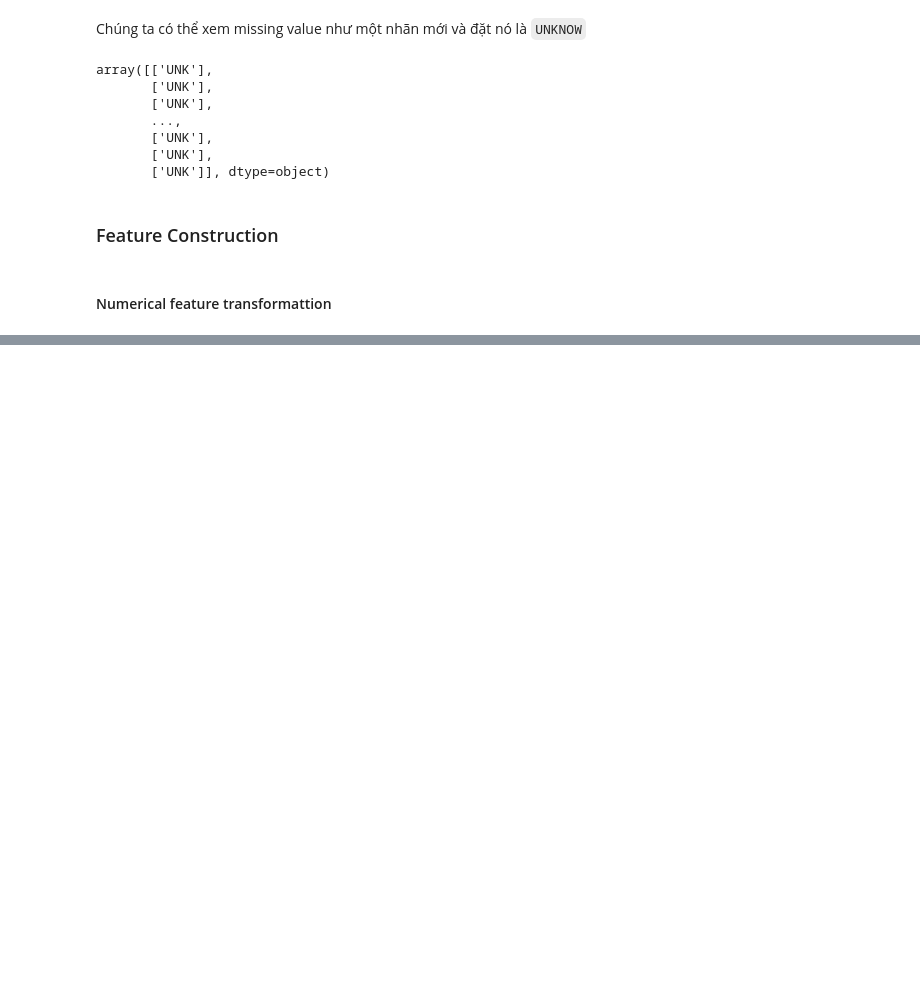
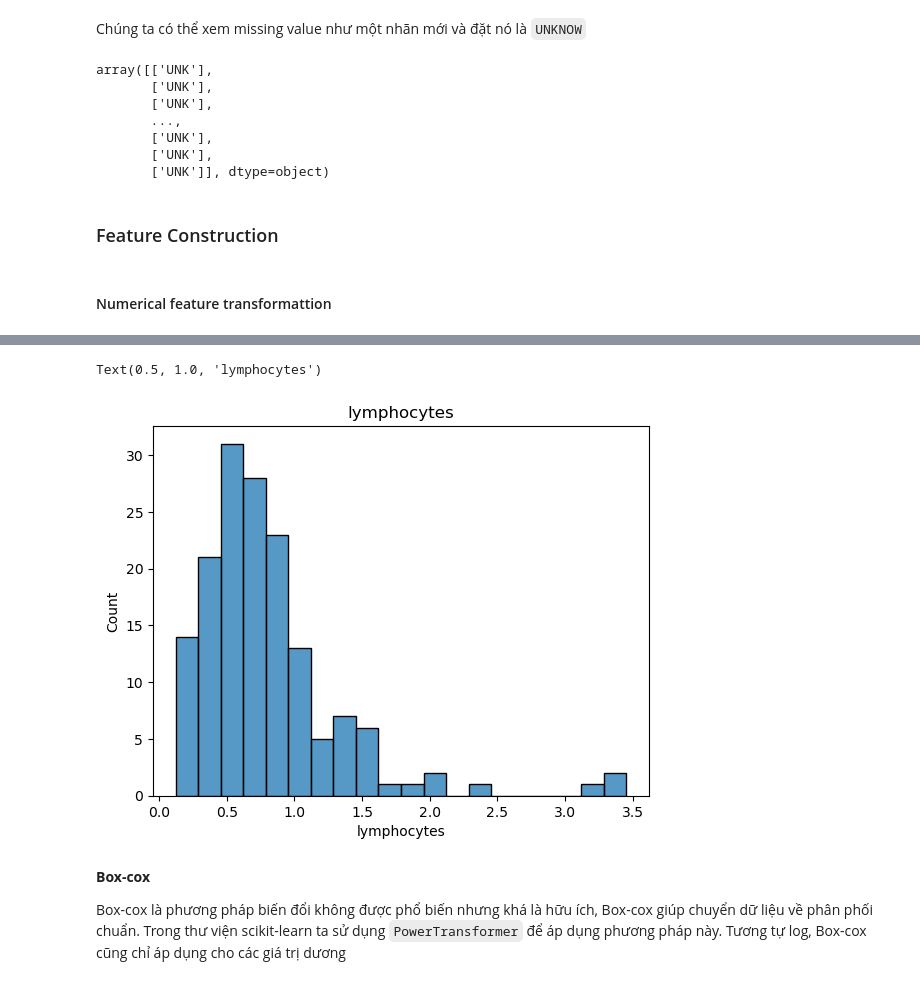
Before and after one commit to lhduc94/covid_19_prediction, a Jupyter notebook: notebooks/main.ipynb, the cells around one changed output, grey strips where cells are left out. Drawn from its saved outputs; the diff is of its cells as text; code cells hidden in the pictures; blank space fills up the shorter version.

```diff
--- a/notebooks/main.ipynb
+++ b/notebooks/main.ipynb
@@ -248,0 +254,10 @@ Chúng ta sử dụng log transformation khi phân phối dữ liệu quá lệc
+# %%
+sns.histplot(covid_flu['lymphocytes'].map(np.log1p))
+plt.title("lymphocytes")
+# %% [output]
+Text(0.5, 1.0, 'lymphocytes')
+[figure, added]
+# %% [markdown]
+**Box-cox**
+
+Box-cox là phương pháp biến đổi không được phổ biến nhưng khá là hữu ích, Box-cox giúp chuyển dữ liệu về phân phối chuẩn. Trong thư viện scikit-learn ta sử dụng `PowerTransformer` để áp dụng phương pháp này. Tương tự log, Box-cox cũng chỉ áp dụng cho các giá trị dương
```
Also changed, not shown: parts of 11 cells of this notebook.
